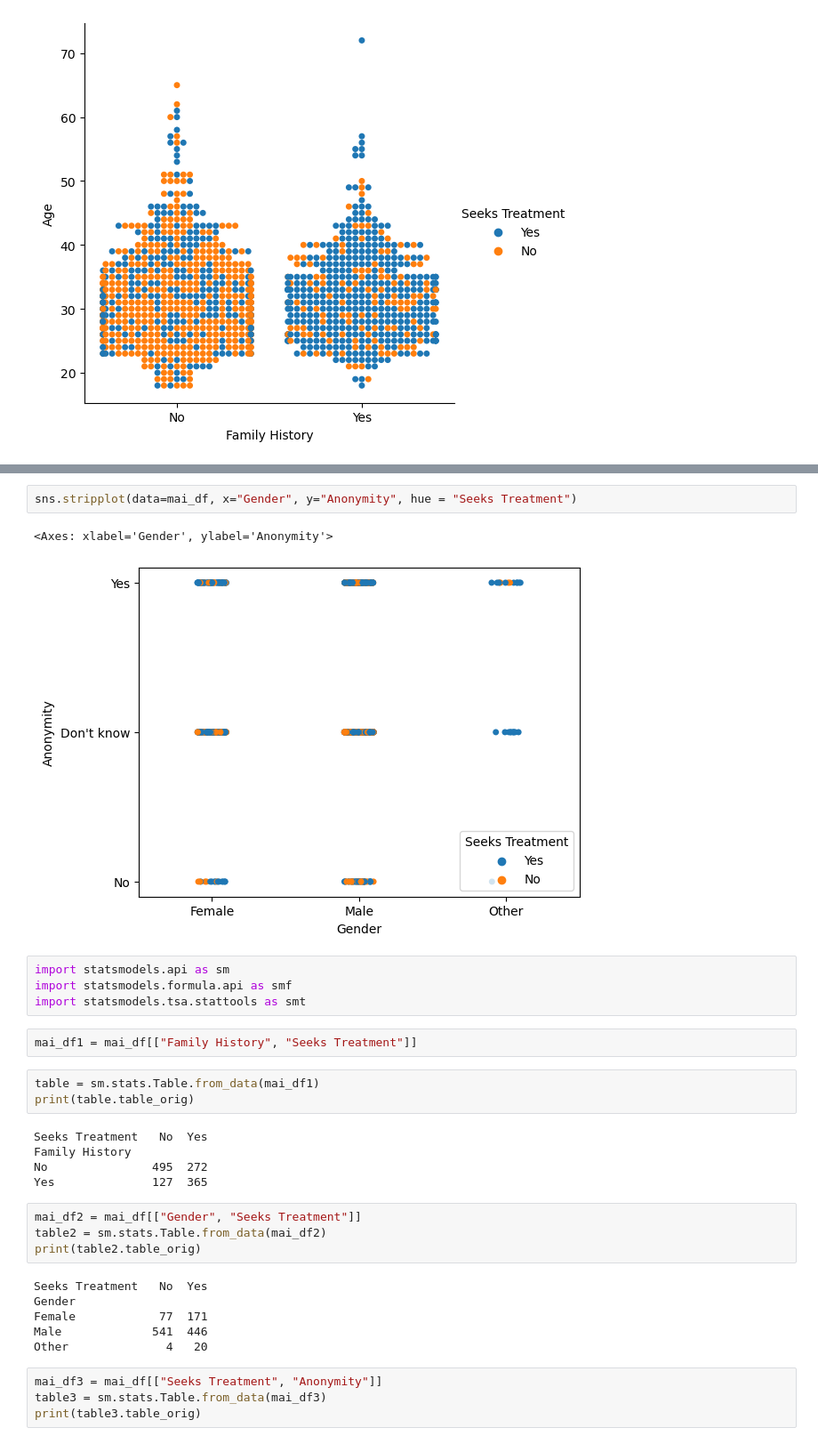
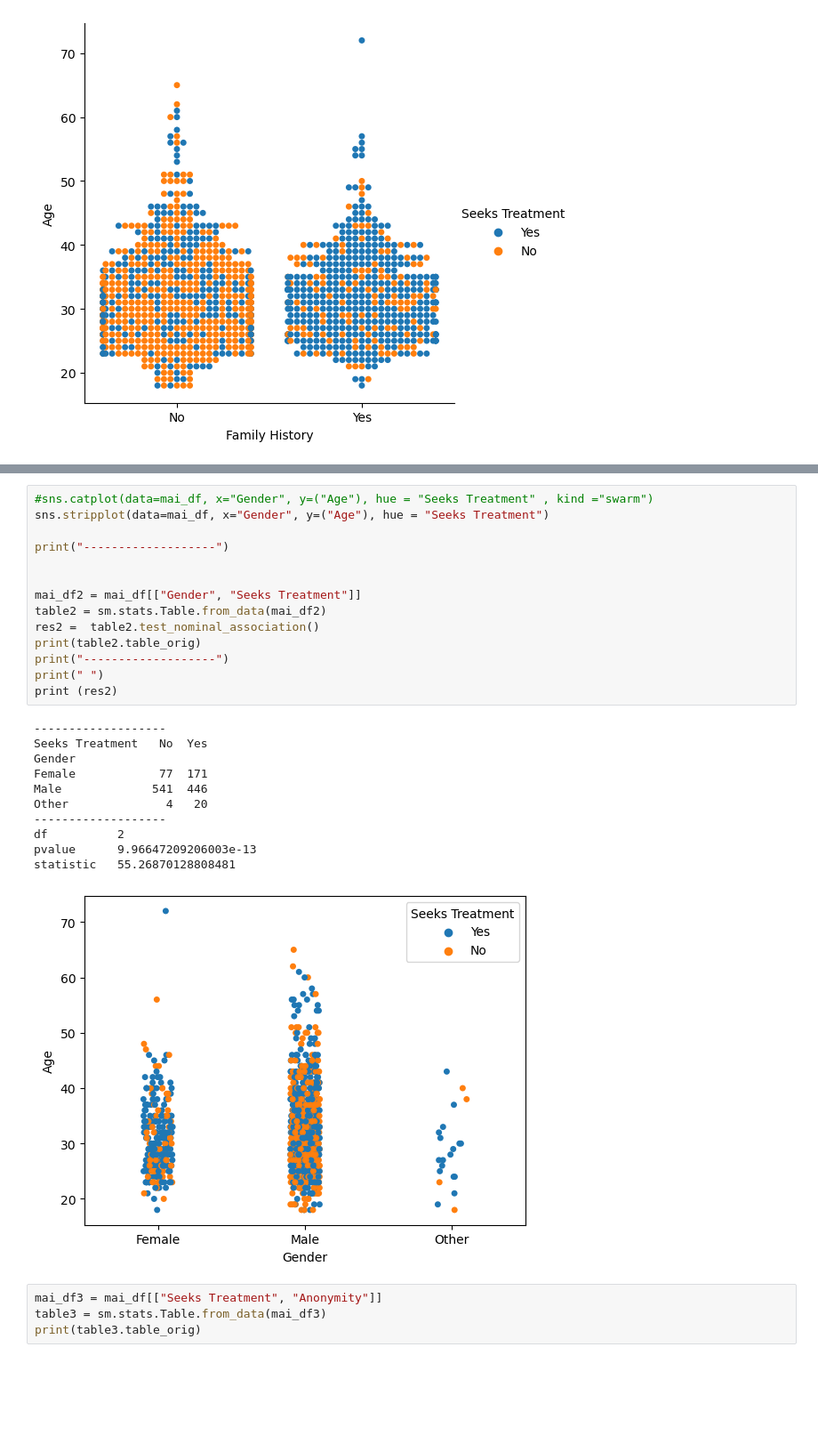
Before and after one commit to stephanieesamperio/Project3, a Jupyter notebook: Mai.ipynb, the cells around one changed output, grey strips where cells are left out. Shown at 89% size. Cells and saved outputs as stored; diff of their text form; blank space fills up the shorter version.

```diff
--- a/Mai.ipynb
+++ b/Mai.ipynb
@@ -42,32 +56,29 @@ sns.stripplot(data=mai_df, x="Family History", y=("Age"), hue = "Seeks Treatment
-# %%
-sns.stripplot(data=mai_df, x="Gender", y="Anonymity", hue = "Seeks Treatment")
-# %% [output]
-<Axes: xlabel='Gender', ylabel='Anonymity'>
-[figure, removed]
-# %%
-import statsmodels.api as sm
-import statsmodels.formula.api as smf
-import statsmodels.tsa.stattools as smt
-# %%
-mai_df1 = mai_df[["Family History", "Seeks Treatment"]]
-# %%
-table = sm.stats.Table.from_data(mai_df1)
-print(table.table_orig)
-# %% [output]
-Seeks Treatment   No  Yes
-Family History
-No               495  272
-Yes              127  365
-# %%
-mai_df2 = mai_df[["Gender", "Seeks Treatment"]]
-table2 = sm.stats.Table.from_data(mai_df2)
-print(table2.table_orig)
-# %% [output]
-Seeks Treatment   No  Yes
-Gender
-Female            77  171
-Male             541  446
-Other              4   20
+# %%
+#sns.catplot(data=mai_df, x="Gender", y=("Age"), hue = "Seeks Treatment" , kind ="swarm")
+sns.stripplot(data=mai_df, x="Gender", y=("Age"), hue = "Seeks Treatment")
+
+print("-------------------")
+
+
+mai_df2 = mai_df[["Gender", "Seeks Treatment"]]
+table2 = sm.stats.Table.from_data(mai_df2)
+res2 =  table2.test_nominal_association()
+print(table2.table_orig)
+print("-------------------")
+print(" ")
+print (res2)
+# %% [output]
+-------------------
+Seeks Treatment   No  Yes
+Gender
+Female            77  171
+Male             541  446
+Other              4   20
+-------------------
+df          2
+pvalue      9.96647209206003e-13
+statistic   55.26870128808481
+[figure, added]
 # %%
 mai_df3 = mai_df[["Seeks Treatment", "Anonymity"]]
 table3 = sm.stats.Table.from_data(mai_df3)
```
Also changed, not shown: parts of 8 cells of this notebook, 2 other files.
